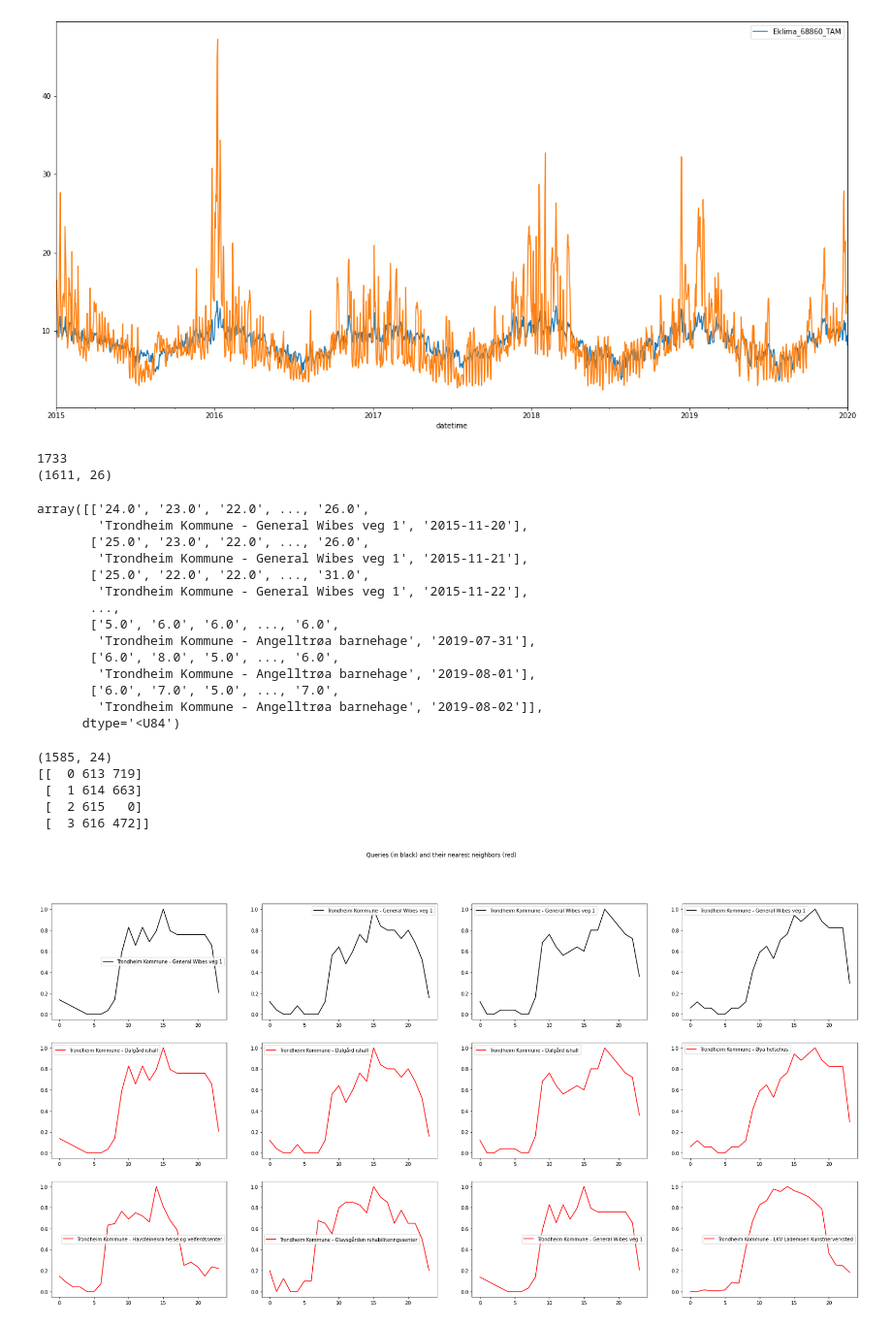
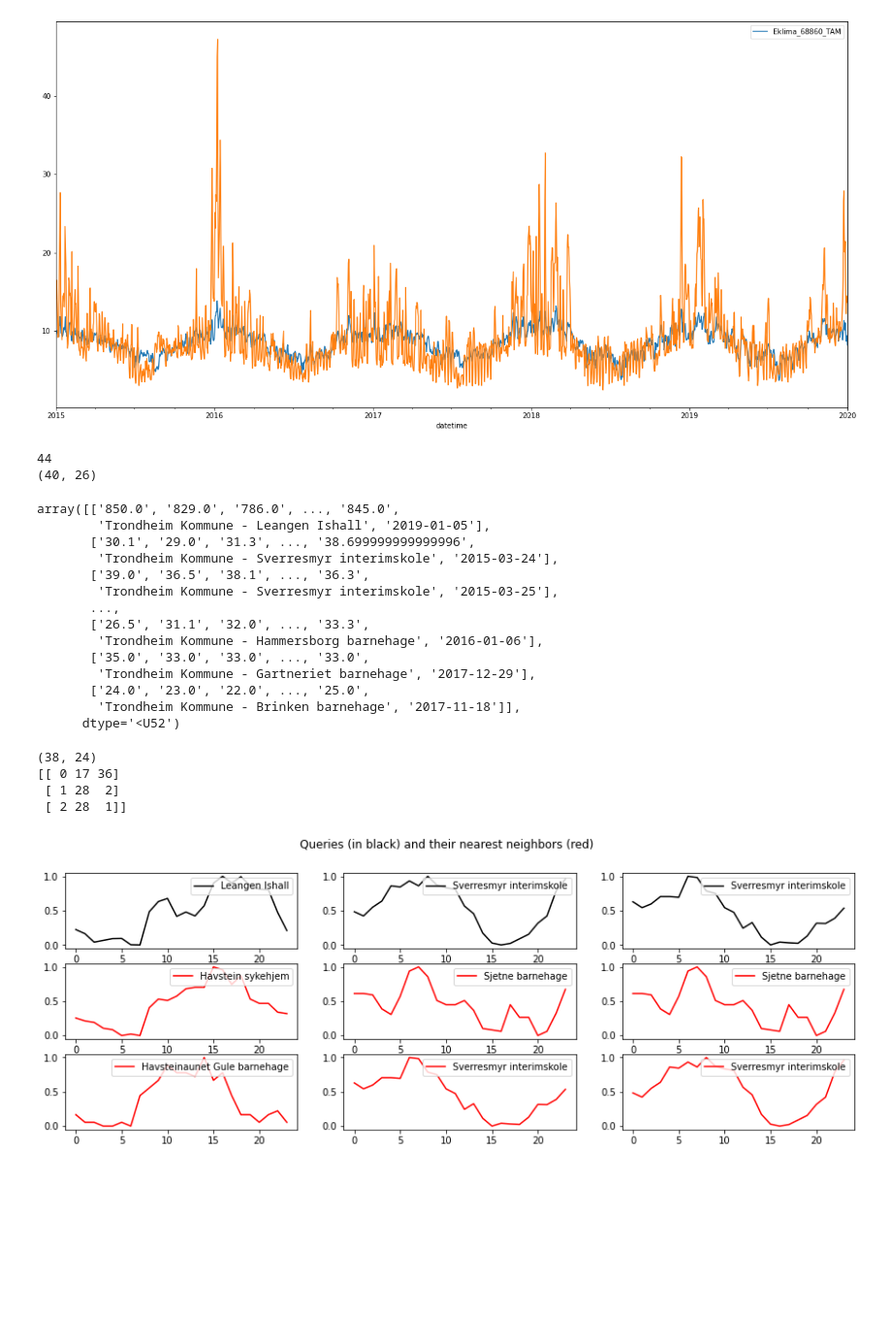
Before and after one commit to dagokl/trdk02_energy_consumption, a Jupyter notebook: models/resources/knnDTW.ipynb, the cells around one changed output. Shown at 97% size. Cells and saved outputs as stored; diff of their text form; code cells hidden in the pictures; blank space fills up the shorter version.

```diff
--- a/models/resources/knnDTW.ipynb
+++ b/models/resources/knnDTW.ipynb
@@ -109,7 +117,7 @@ Length: 1827, dtype: float64
 [figure]
 # %%
 # how many anomalies are over threshold
-threshold = 0.5
+threshold = 0.9
 amount = anomalies[anomalies > threshold].count()
 # sum of amount
 print(amount.sum())
@@ -136,57 +144,57 @@ X = np.stack(X).reshape((-1,26)) # the last column is metadata/label
 print(X.shape)
 X
 # %% [output]
-1733
-(1611, 26)
+44
+(40, 26)
-array([['24.0', '23.0', '22.0', ..., '26.0',
-        'Trondheim Kommune - General Wibes veg 1', '2015-11-20'],
-       ['25.0', '23.0', '22.0', ..., '26.0',
-        'Trondheim Kommune - General Wibes veg 1', '2015-11-21'],
-       ['25.0', '22.0', '22.0', ..., '31.0',
-        'Trondheim Kommune - General Wibes veg 1', '2015-11-22'],
+array([['850.0', '829.0', '786.0', ..., '845.0',
+        'Trondheim Kommune - Leangen Ishall', '2019-01-05'],
+       ['30.1', '29.0', '31.3', ..., '38.699999999999996',
+        'Trondheim Kommune - Sverresmyr interimskole', '2015-03-24'],
+       ['39.0', '36.5', '38.1', ..., '36.3',
+        'Trondheim Kommune - Sverresmyr interimskole', '2015-03-25'],
        ...,
-       ['5.0', '6.0', '6.0', ..., '6.0',
-        'Trondheim Kommune - Angelltrøa barnehage', '2019-07-31'],
-       ['6.0', '8.0', '5.0', ..., '6.0',
-        'Trondheim Kommune - Angelltrøa barnehage', '2019-08-01'],
-       ['6.0', '7.0', '5.0', ..., '7.0',
-        'Trondheim Kommune - Angelltrøa barnehage', '2019-08-02']],
-      dtype='<U84')
+       ['26.5', '31.1', '32.0', ..., '33.3',
+        'Trondheim Kommune - Hammersborg barnehage', '2016-01-06'],
+       ['35.0', '33.0', '33.0', ..., '33.0',
+        'Trondheim Kommune - Gartneriet barnehage', '2017-12-29'],
+       ['24.0', '23.0', '22.0', ..., '25.0',
+        'Trondheim Kommune - Brinken barnehage', '2017-11-18']],
+      dtype='<U52')
 # %%
 # remove last column and transform to floats
 start = 0
 X_nolabel = X[start:,:-2].astype(float)
 # normalize with minmax so every day is from 0 to 1 using axis=-1
 X_nolabel = (X_nolabel - X_nolabel.min(axis=-1, keepdims=True)) / (X_nolabel.max(axis=-1, keepdims=True) - X_nolabel.min(axis=-1, keepdims=True))
 # drop nan
 X_nolabel = X_nolabel[~np.isnan(X_nolabel).any(axis=1)]
 
 print(X_nolabel.shape)
 n_neighbors = 3
-n_queries = 4
+n_queries = 3
 # knn with dynamic time warping
 knn = KNeighborsTimeSeries(n_neighbors=n_neighbors, metric='dtw')
 knn.fit(X_nolabel)
 ind = knn.kneighbors(X_nolabel[:n_queries], return_distance=False)
 print(ind)
 
-fig, ax = plt.subplots(n_queries, 1, figsize=(30, 15))
+fig, ax = plt.subplots(n_queries, 1, figsize=(15, 5))
 for idx_ts in range(n_queries):
     plt.subplot(n_neighbors, n_queries, idx_ts + 1)
-    plt.plot(X_nolabel[idx_ts].ravel(), "k-" , label=str(X[ind[idx_ts, 0] + start, -2]))
-    plt.legend()
+    plt.plot(X_nolabel[idx_ts].ravel(), "k-" , label=str(X[ind[idx_ts, 0] + start, -2]).split('- ')[1])
+    plt.legend(loc='upper right')
     for rank_nn in range(n_neighbors -1):
         plt.subplot(n_neighbors + 0, n_queries, idx_ts + (n_queries * (rank_nn + 1)) + 1)
         # plot the neighbor and label it with metadata
-        plt.plot(X_nolabel[ind[idx_ts, rank_nn +1]].ravel(), "r-", label=str(X[ind[idx_ts, rank_nn +1] + start, -2]))
-        plt.legend()
+        plt.plot(X_nolabel[ind[idx_ts, rank_nn +1]].ravel(), "r-", label=str(X[ind[idx_ts, rank_nn +1] + start, -2]).split('- ')[1])
+        # set legend to upper right
+        plt.legend(loc='upper right')
 plt.suptitle("Queries (in black) and their nearest neighbors (red)")
 plt.show()
 # %% [output]
-(1585, 24)
-[[  0 613 719]
- [  1 614 663]
- [  2 615   0]
- [  3 616 472]]
+(38, 24)
+[[ 0 17 36]
+ [ 1 28  2]
+ [ 2 28  1]]
-[figure, old version]
+[figure, new version]
 # %%
```
Also changed, not shown: parts of 5 cells of this notebook, 3 other files.
